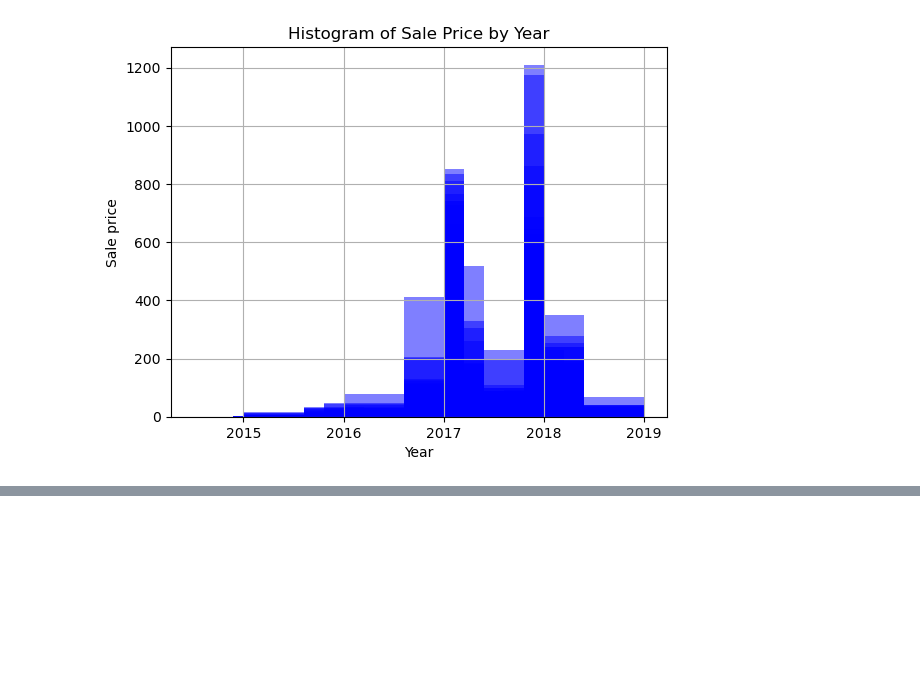
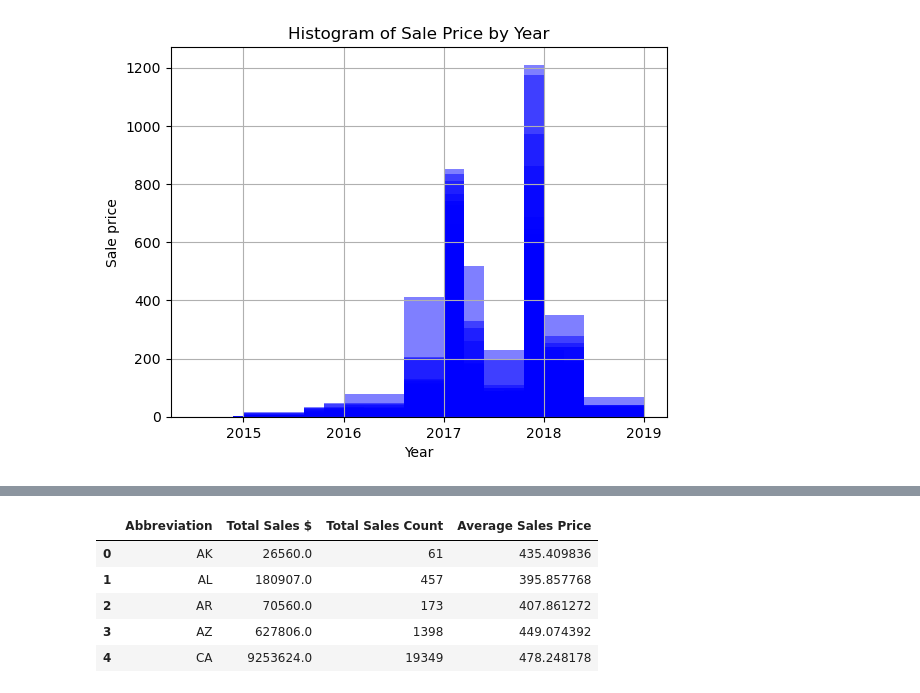
Before and after one commit to melissaa06/SNKRS_R_US, a Jupyter notebook: SneakerPy.ipynb, the cells around one changed output, grey strips where cells are left out. Saved outputs shown, nothing was run; the diff lists cells and outputs as text; code cells hidden in the pictures; blank space fills up the shorter version.

```diff
--- a/SneakerPy.ipynb
+++ b/SneakerPy.ipynb
@@ -138,3 +138,16 @@ plt.title('Histogram of Sale Price by Year')
 plt.show()
 # %% [output]
 [figure]
+# %%
+# group states by sale price and count of sales
+statedata = sneaker_data.drop(['Order Date', 'Brand', 'Sneaker Name', 'Release Date', 'Shoe Size', 'Year', 'Price Difference'], axis=1)
+stategrouped_price = statedata.groupby(['Abbreviation'])['Sale Price'].sum()
+stategrouped_count = statedata.groupby(['Abbreviation'])['Abbreviation'].value_counts()
+stategrouped_mean = stategrouped_price/stategrouped_count
+# %%
+#Create df for state summary
+stategrouped_summary = pd.DataFrame({"Total Sales $": stategrouped_price,
+                                     "Total Sales Count": stategrouped_count,
+                                     "Average Sales Price": stategrouped_mean
+                                     })
+stategrouped_summary.head()
@@ -141 +162,11 @@ plt.show()
+# %%
+stategrouped_summary.reset_index(inplace=True)
+stategrouped_summary.head()
+# %% [output]
+|  | Abbreviation | Total Sales $ | Total Sales Count | Average Sales Price |
+| 0 | AK | 26560.0 | 61 | 435.409836 |
+| 1 | AL | 180907.0 | 457 | 395.857768 |
+| 2 | AR | 70560.0 | 173 | 407.861272 |
+| 3 | AZ | 627806.0 | 1398 | 449.074392 |
+| 4 | CA | 9253624.0 | 19349 | 478.248178 |
 # %%
```
Also changed, not shown: parts of 2 cells of this notebook.
